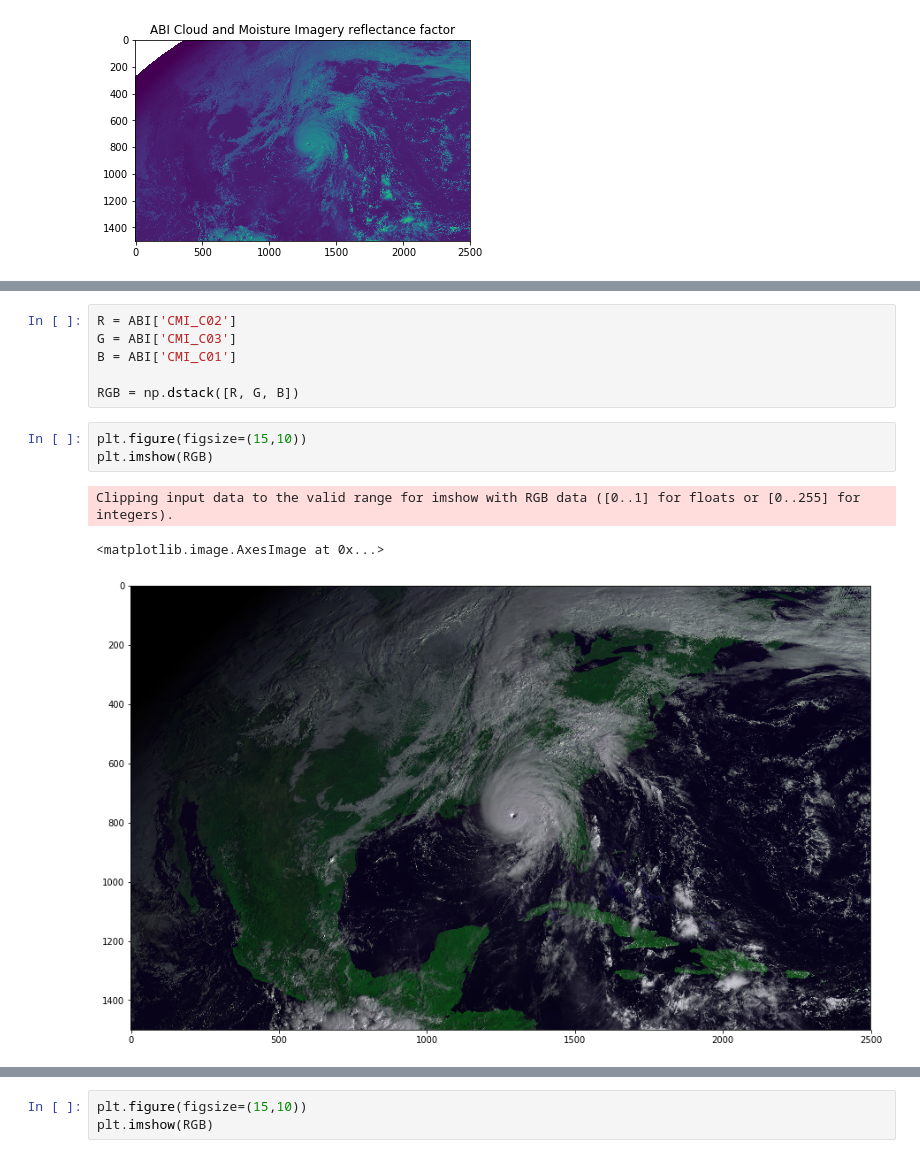
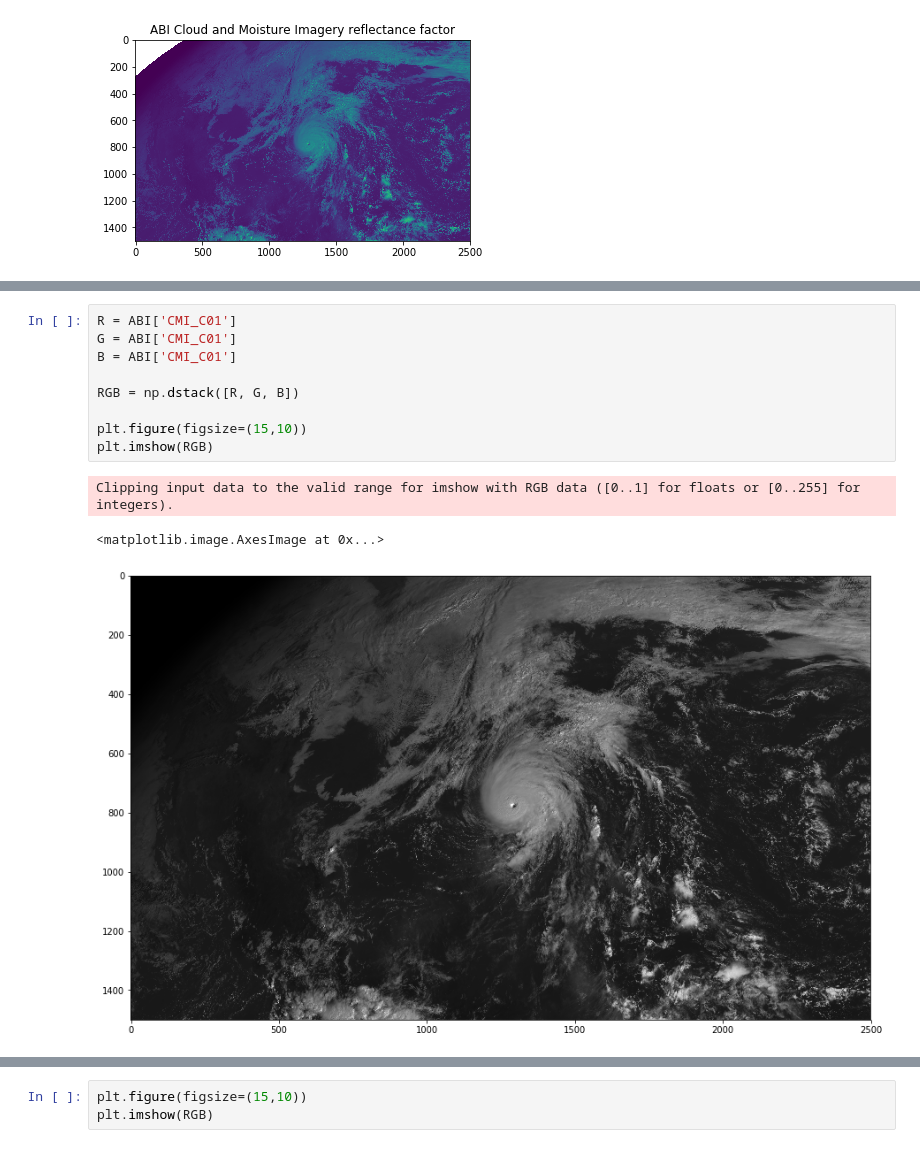
Before and after one commit to johnhorel/ATMOS_5020_2018, a Jupyter notebook: nov06_2018.ipynb, the cells around one changed output, grey strips where cells are left out. Cells and saved outputs as stored; diff of their text form.

```diff
--- a/nov06_2018.ipynb
+++ b/nov06_2018.ipynb
@@ -102,13 +112,13 @@ Satellites measure light at different wavelengths, and each wavelength can be co
 # %%
-R = ABI['CMI_C02']
-G = ABI['CMI_C03']
+R = ABI['CMI_C01']
+G = ABI['CMI_C01']
 B = ABI['CMI_C01']
 
 RGB = np.dstack([R, G, B])
+
+plt.figure(figsize=(15,10))
+plt.imshow(RGB)
+# %% [output]
+Clipping input data to the valid range for imshow with RGB data ([0..1] for floats or [0..255] for integers).
+<matplotlib.image.AxesImage at 0x...>
+[figure, added]
-# %%
-plt.figure(figsize=(15,10))
-plt.imshow(RGB)
-# %% [output]
-Clipping input data to the valid range for imshow with RGB data ([0..1] for floats or [0..255] for integers).
-<matplotlib.image.AxesImage at 0x...>
-[figure, removed]
```
Also changed, not shown: parts of 4 cells of this notebook, 1 other file.
